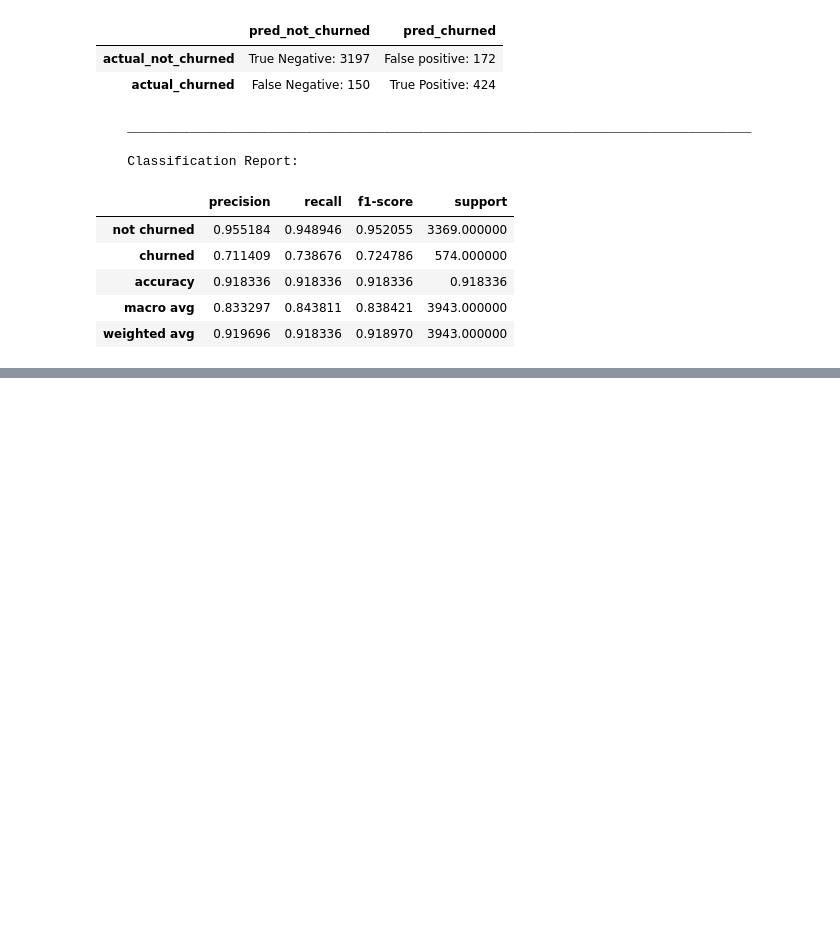
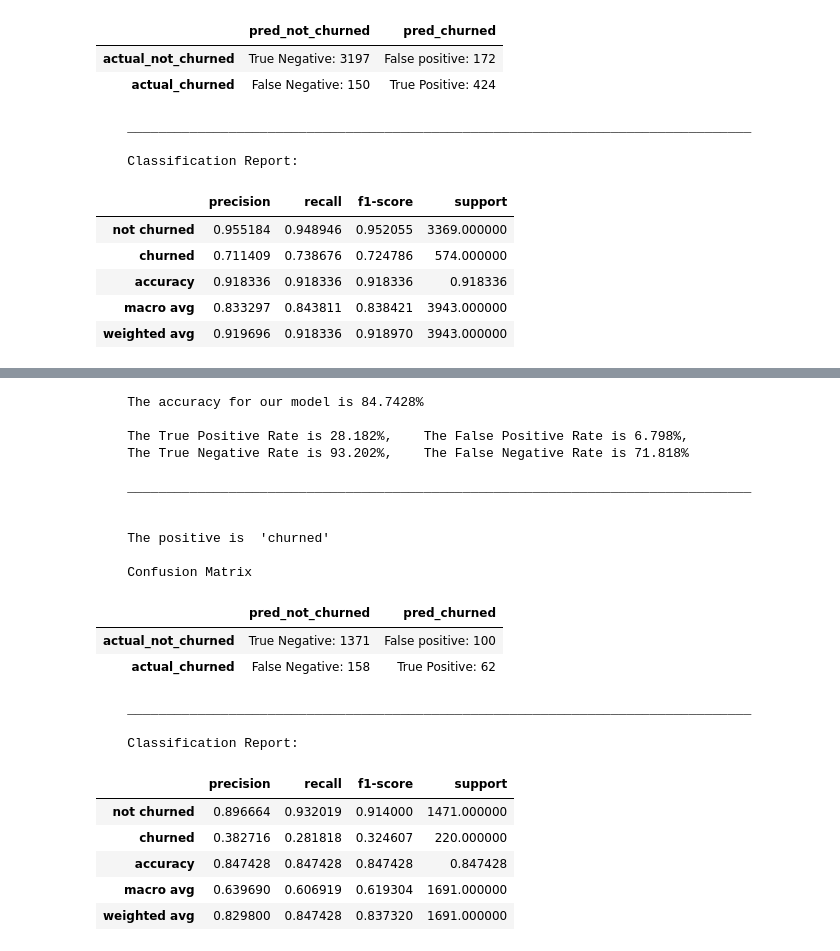
Before and after one commit to HeatherOrtegaMcMillan/telco_churn_classification_project, a Jupyter notebook: inital_project_notebook.ipynb, the cells around one changed output, grey strips where cells are left out. Drawn from its saved outputs; the diff is of its cells as text; code cells hidden in the pictures; blank space fills up the shorter version.

```diff
--- a/inital_project_notebook.ipynb
+++ b/inital_project_notebook.ipynb
@@ -942,0 +1055,26 @@ model_performs(X_train, y_train, model1)
+# %%
+model_performs(X_validate, y_validate, model2)
+# %% [output]
+    The accuracy for our model is 84.7428%
+
+    The True Positive Rate is 28.182%,    The False Positive Rate is 6.798%,
+    The True Negative Rate is 93.202%,    The False Negative Rate is 71.818%
+
+    ________________________________________________________________________________
+
+
+    The positive is  'churned'
+
+    Confusion Matrix
+|  | pred_not_churned | pred_churned |
+| actual_not_churned | True Negative: 1371 | False positive: 100 |
+| actual_churned | False Negative: 158 | True Positive: 62 |
+    ________________________________________________________________________________
+
+    Classification Report:
+|  | precision | recall | f1-score | support |
+| not churned | 0.896664 | 0.932019 | 0.914000 | 1471.000000 |
+| churned | 0.382716 | 0.281818 | 0.324607 | 220.000000 |
+| accuracy | 0.847428 | 0.847428 | 0.847428 | 0.847428 |
+| macro avg | 0.639690 | 0.606919 | 0.619304 | 1691.000000 |
+| weighted avg | 0.829800 | 0.847428 | 0.837320 | 1691.000000 |
```
Also changed, not shown: parts of 33 cells of this notebook.
